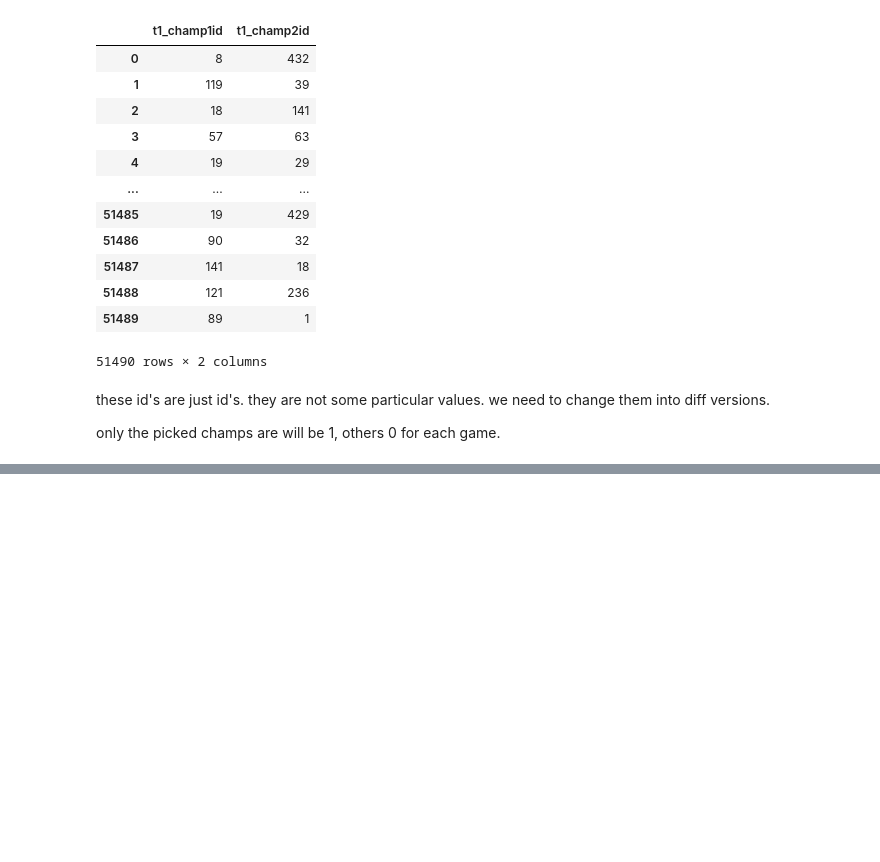
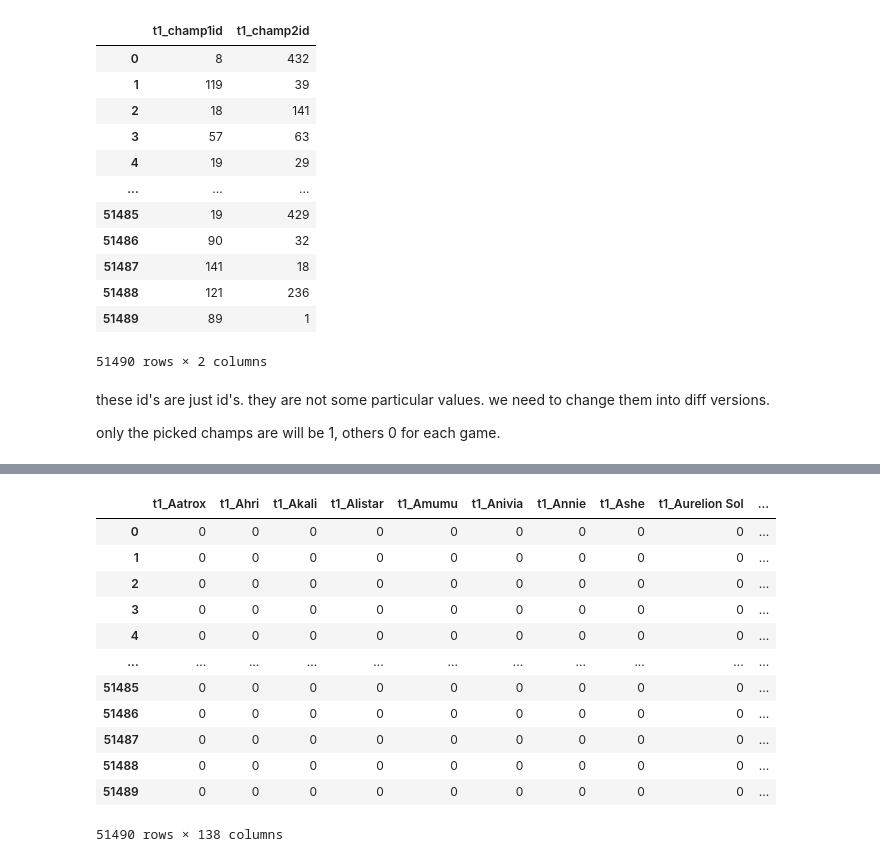
Before and after one commit to okanolgun/League-of-Legends-Win-Prediction, a Jupyter notebook: Untitled.ipynb, the cells around one changed output, grey strips where cells are left out. Drawn from its saved outputs; the diff is of its cells as text; code cells hidden in the pictures; blank space fills up the shorter version.

```diff
--- a/Untitled.ipynb
+++ b/Untitled.ipynb
@@ -69,0 +166,16 @@ only the picked champs are will be 1, others 0 for each game.
+# %%
+pd.get_dummies(df['t1_champ1'], prefix='t1').astype(int)
+# %% [output]
+|  | t1_Aatrox | t1_Ahri | t1_Akali | t1_Alistar | t1_Amumu | t1_Anivia | t1_Annie | t1_Ashe | t1_Aurelion Sol | ... |
+| 0 | 0 | 0 | 0 | 0 | 0 | 0 | 0 | 0 | 0 | ... |
+| 1 | 0 | 0 | 0 | 0 | 0 | 0 | 0 | 0 | 0 | ... |
+| 2 | 0 | 0 | 0 | 0 | 0 | 0 | 0 | 0 | 0 | ... |
+| 3 | 0 | 0 | 0 | 0 | 0 | 0 | 0 | 0 | 0 | ... |
+| 4 | 0 | 0 | 0 | 0 | 0 | 0 | 0 | 0 | 0 | ... |
+| ... | ... | ... | ... | ... | ... | ... | ... | ... | ... | ... |
+| 51485 | 0 | 0 | 0 | 0 | 0 | 0 | 0 | 0 | 0 | ... |
+| 51486 | 0 | 0 | 0 | 0 | 0 | 0 | 0 | 0 | 0 | ... |
+| 51487 | 0 | 0 | 0 | 0 | 0 | 0 | 0 | 0 | 0 | ... |
+| 51488 | 0 | 0 | 0 | 0 | 0 | 0 | 0 | 0 | 0 | ... |
+| 51489 | 0 | 0 | 0 | 0 | 0 | 0 | 0 | 0 | 0 | ... |
+51490 rows × 138 columns
```
Also changed, not shown: parts of 14 cells of this notebook.
